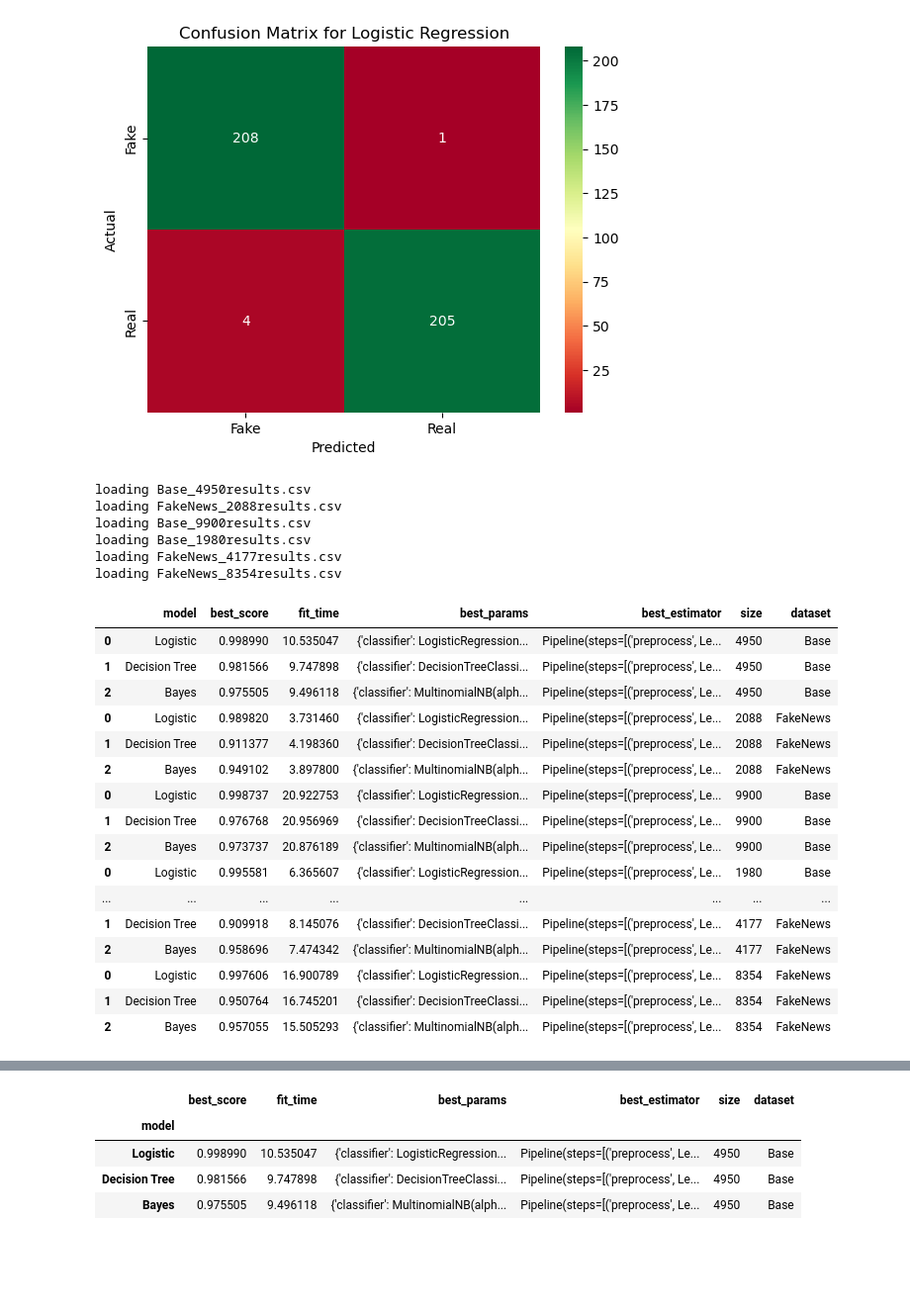
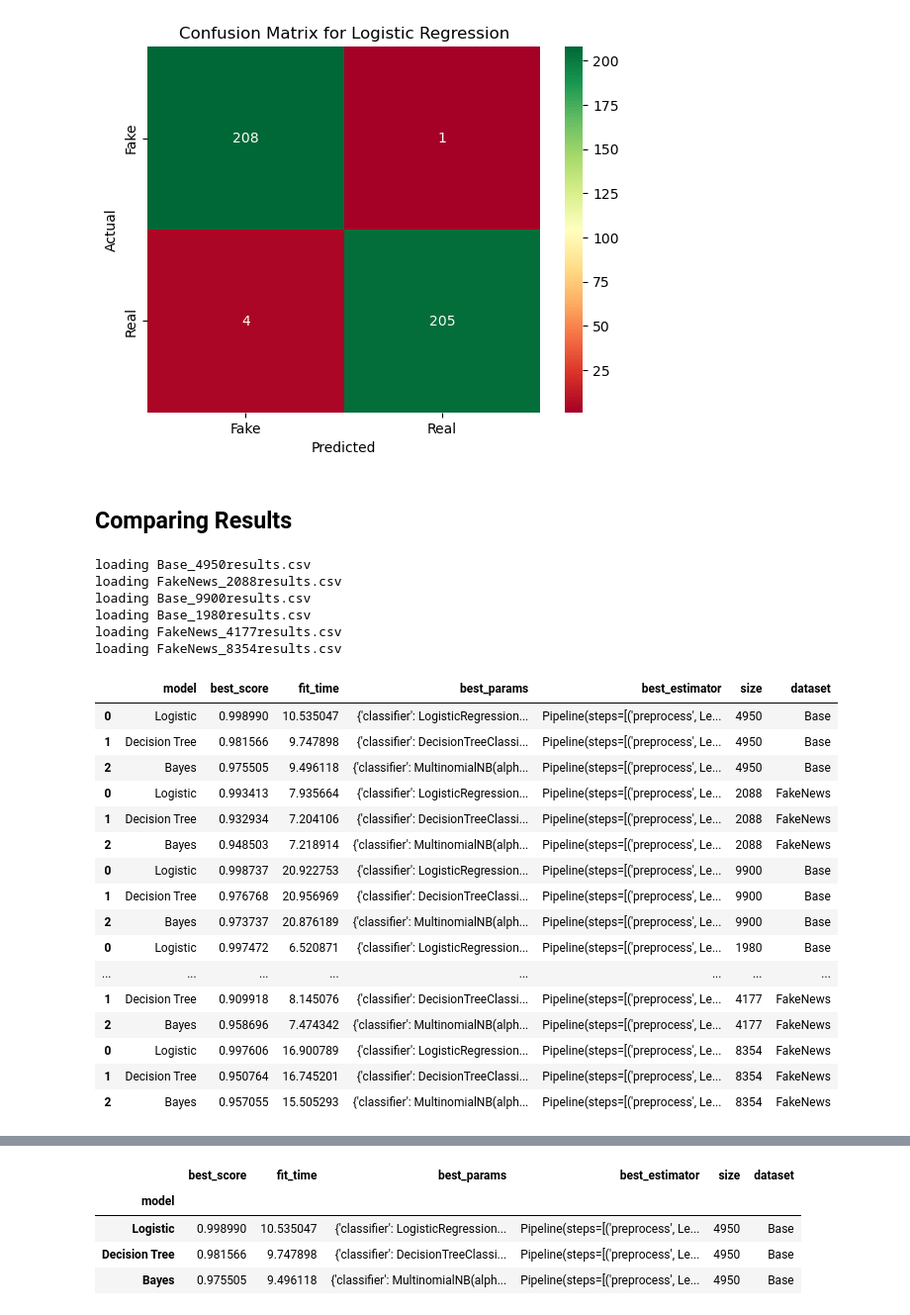
Before and after one commit to johnprg/Legit, a Jupyter notebook: Legit.ipynb, the cells around one changed output, grey strips where cells are left out. Shown: that part at 99% size. Cells and saved outputs as stored; diff of their text form; code cells hidden in the pictures; blank space fills up the shorter version.

```diff
--- a/Legit.ipynb
+++ b/Legit.ipynb
@@ -200,10 +210,6 @@ I'll start with the first one and use that to build models.  Depending on how th
 #import the datasets
 df_Base = pd.read_csv('data/fake_and_real_news.csv')
 df_FakeNews = pd.read_csv('data/Training.csv')
-# %%
-# use df_news below
-df = df_FakeNews
-setname = 'FakeNews'
 # %%
 # setup a dataframe to store the results of the different model searches
 results_df = pd.DataFrame({'model': ['Logistic', 'Decision Tree', 'Bayes'],
@@ -515,42 +534,44 @@ plt.title('Confusion Matrix for Logistic Regression')
 plt.show()
 # %% [output]
 [figure]
+# %% [markdown]
+## Comparing Results
 # %%
 # read in all of the results from the files in data/{size}results.csv
 import os
 
 uber_df = pd.DataFrame()
-for file in os.listdir('data'):
+for file in os.listdir('results'):
     if 'results' in file:
         print(f'loading {file}')
         #parse out the size and setname from the filename which is in form {setname}_{size}results.csv
         setname = file.split('_')[0]
         size = int(file.split('_')[1].split('results')[0])
 
-        df = pd.read_csv(f'data/{file}')
+        df = pd.read_csv(f'results/{file}')
         df['size'] = size
         df['dataset'] = setname
         uber_df = pd.concat([uber_df, df])
 
 uber_df
 # %% [output]
 loading Base_4950results.csv
 loading FakeNews_2088results.csv
 loading Base_9900results.csv
 loading Base_1980results.csv
 loading FakeNews_4177results.csv
 loading FakeNews_8354results.csv
 |  | model | best_score | fit_time | best_params | best_estimator | size | dataset |
 | 0 | Logistic | 0.998990 | 10.535047 | {'classifier': LogisticRegression... | Pipeline(steps=[('preprocess', Le... | 4950 | Base |
 | 1 | Decision Tree | 0.981566 | 9.747898 | {'classifier': DecisionTreeClassi... | Pipeline(steps=[('preprocess', Le... | 4950 | Base |
 | 2 | Bayes | 0.975505 | 9.496118 | {'classifier': MultinomialNB(alph... | Pipeline(steps=[('preprocess', Le... | 4950 | Base |
-| 0 | Logistic | 0.989820 | 3.731460 | {'classifier': LogisticRegression... | Pipeline(steps=[('preprocess', Le... | 2088 | FakeNews |
-| 1 | Decision Tree | 0.911377 | 4.198360 | {'classifier': DecisionTreeClassi... | Pipeline(steps=[('preprocess', Le... | 2088 | FakeNews |
-| 2 | Bayes | 0.949102 | 3.897800 | {'classifier': MultinomialNB(alph... | Pipeline(steps=[('preprocess', Le... | 2088 | FakeNews |
+| 0 | Logistic | 0.993413 | 7.935664 | {'classifier': LogisticRegression... | Pipeline(steps=[('preprocess', Le... | 2088 | FakeNews |
+| 1 | Decision Tree | 0.932934 | 7.204106 | {'classifier': DecisionTreeClassi... | Pipeline(steps=[('preprocess', Le... | 2088 | FakeNews |
+| 2 | Bayes | 0.948503 | 7.218914 | {'classifier': MultinomialNB(alph... | Pipeline(steps=[('preprocess', Le... | 2088 | FakeNews |
 | 0 | Logistic | 0.998737 | 20.922753 | {'classifier': LogisticRegression... | Pipeline(steps=[('preprocess', Le... | 9900 | Base |
 | 1 | Decision Tree | 0.976768 | 20.956969 | {'classifier': DecisionTreeClassi... | Pipeline(steps=[('preprocess', Le... | 9900 | Base |
 | 2 | Bayes | 0.973737 | 20.876189 | {'classifier': MultinomialNB(alph... | Pipeline(steps=[('preprocess', Le... | 9900 | Base |
-| 0 | Logistic | 0.995581 | 6.365607 | {'classifier': LogisticRegression... | Pipeline(steps=[('preprocess', Le... | 1980 | Base |
+| 0 | Logistic | 0.997472 | 6.520871 | {'classifier': LogisticRegression... | Pipeline(steps=[('preprocess', Le... | 1980 | Base |
 | ... | ... | ... | ... | ... | ... | ... | ... |
 | 1 | Decision Tree | 0.909918 | 8.145076 | {'classifier': DecisionTreeClassi... | Pipeline(steps=[('preprocess', Le... | 4177 | FakeNews |
 | 2 | Bayes | 0.958696 | 7.474342 | {'classifier': MultinomialNB(alph... | Pipeline(steps=[('preprocess', Le... | 4177 | FakeNews |
```
Also changed, not shown: parts of 30 cells of this notebook, 1 other file.
